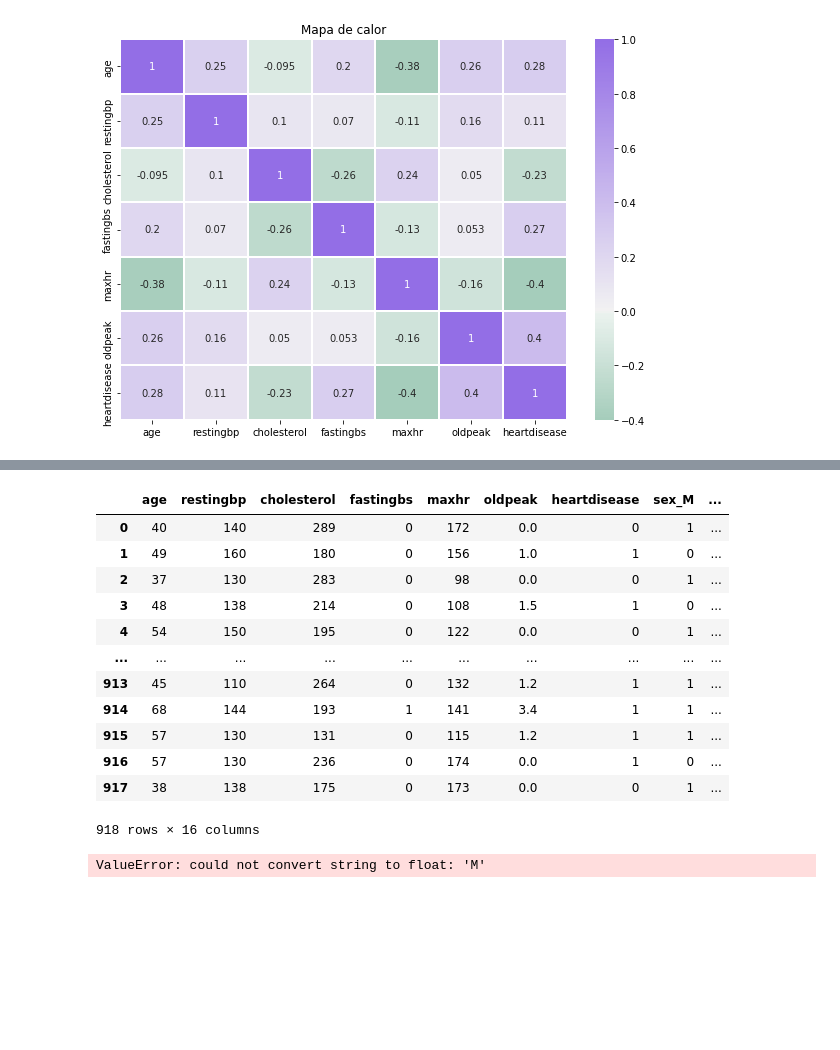
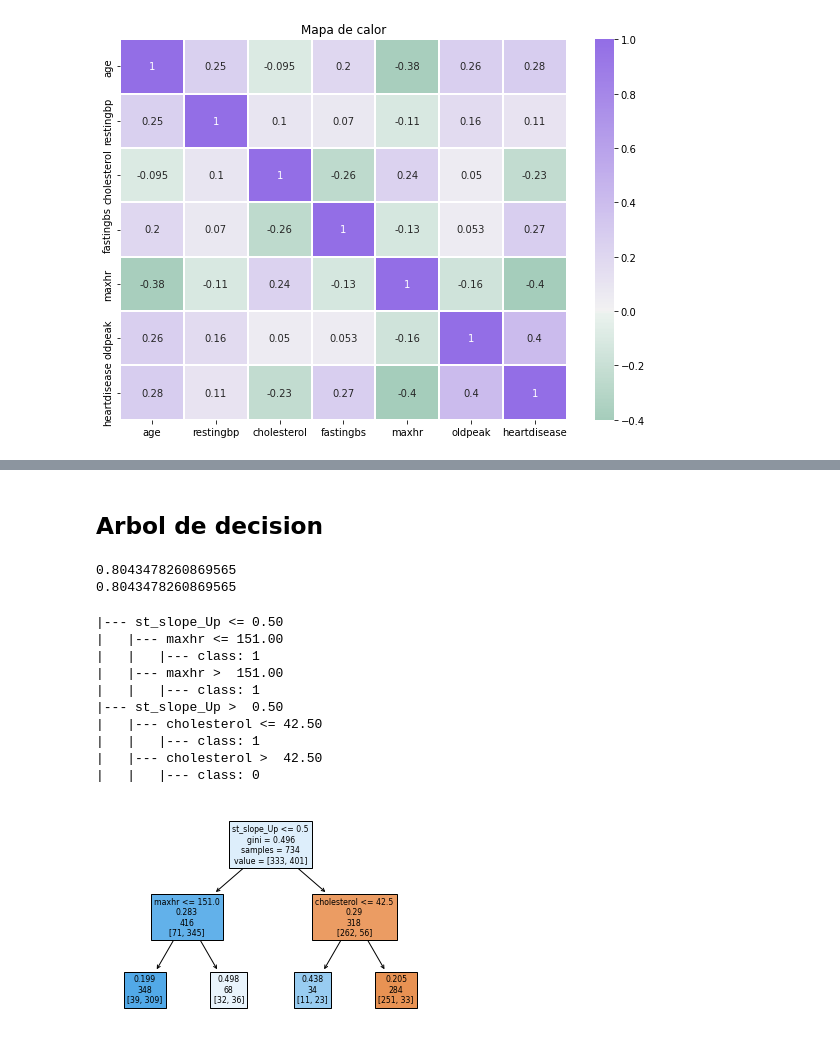
Before and after one commit to AgusDelga2/Heart-Failure-Poyect, a Jupyter notebook: Insuficiencia_cardiaca_proyeto_ISPC.ipynb, the cells around one changed output, grey strips where cells are left out. Cells and saved outputs as stored; diff of their text form; code cells hidden in the pictures; blank space fills up the shorter version.

Commit message:
Grafico de decision tree

```diff
--- a/Insuficiencia_cardiaca_proyeto_ISPC.ipynb
+++ b/Insuficiencia_cardiaca_proyeto_ISPC.ipynb
@@ -160,31 +158,41 @@ plt.show()
+# %% [markdown]
+## Arbol de decision
 # %%
 #Convertimos las variables str a numeros
-pd.get_dummies(data=df, drop_first=True)
+df_dummies=pd.get_dummies(data=df, drop_first=True)
-# %% [output]
-|  | age | restingbp | cholesterol | fastingbs | maxhr | oldpeak | heartdisease | sex_M | ... |
-| 0 | 40 | 140 | 289 | 0 | 172 | 0.0 | 0 | 1 | ... |
-| 1 | 49 | 160 | 180 | 0 | 156 | 1.0 | 1 | 0 | ... |
-| 2 | 37 | 130 | 283 | 0 | 98 | 0.0 | 0 | 1 | ... |
-| 3 | 48 | 138 | 214 | 0 | 108 | 1.5 | 1 | 0 | ... |
-| 4 | 54 | 150 | 195 | 0 | 122 | 0.0 | 0 | 1 | ... |
-| ... | ... | ... | ... | ... | ... | ... | ... | ... | ... |
-| 913 | 45 | 110 | 264 | 0 | 132 | 1.2 | 1 | 1 | ... |
-| 914 | 68 | 144 | 193 | 1 | 141 | 3.4 | 1 | 1 | ... |
-| 915 | 57 | 130 | 131 | 0 | 115 | 1.2 | 1 | 1 | ... |
-| 916 | 57 | 130 | 236 | 0 | 174 | 0.0 | 1 | 0 | ... |
-| 917 | 38 | 138 | 175 | 0 | 173 | 0.0 | 0 | 1 | ... |
-918 rows × 16 columns
 # %%
 #Seleccionamos variables
-X = df.drop(columns='heartdisease')
-Y = df.heartdisease
+# Variables predictoras
+X = df_dummies.drop(columns='heartdisease')
+# Variable objetivo a predecir
+Y = df_dummies.heartdisease
-# %%
-#Entrenamos el modelo
-x_train, x_test, y_train, y_test = train_test_split(X,Y, random_state=0, test_size=0.2)
-dt = tree.DecisionTreeClassifier(max_depth=2, ccp_alpha=0.01,criterion='gini')
-dt.fit(x_train, y_train)
-y_pred = dt.predict(x_test)
-print(dt.score(x_test, y_test))
-print(accuracy_score(y_test, y_pred))
-# %% [output]
-ValueError: could not convert string to float: 'M'
+# %%
+#Entrenamos el modelo
+x_train, x_test, y_train, y_test = train_test_split(X,Y, random_state=0, test_size=0.2)
+dt = tree.DecisionTreeClassifier(max_depth=2, ccp_alpha=0.01,criterion='gini')
+dt.fit(x_train, y_train)
+y_pred = dt.predict(x_test)
+
+#Calculamos la precision
+print(dt.score(x_test, y_test))
+print(accuracy_score(y_test, y_pred))
+# %% [output]
+0.8043478260869565
+0.8043478260869565
+# %%
+tree.plot_tree(dt, feature_names = x_train.columns,
+               max_depth=3,
+               label='root', filled=True)
+print(tree.export_text(dt, feature_names = X.columns.tolist()))
+# %% [output]
+|--- st_slope_Up <= 0.50
+|   |--- maxhr <= 151.00
+|   |   |--- class: 1
+|   |--- maxhr >  151.00
+|   |   |--- class: 1
+|--- st_slope_Up >  0.50
+|   |--- cholesterol <= 42.50
+|   |   |--- class: 1
+|   |--- cholesterol >  42.50
+|   |   |--- class: 0
+[figure, added]
```
Also changed, not shown: parts of 5 cells of this notebook.
